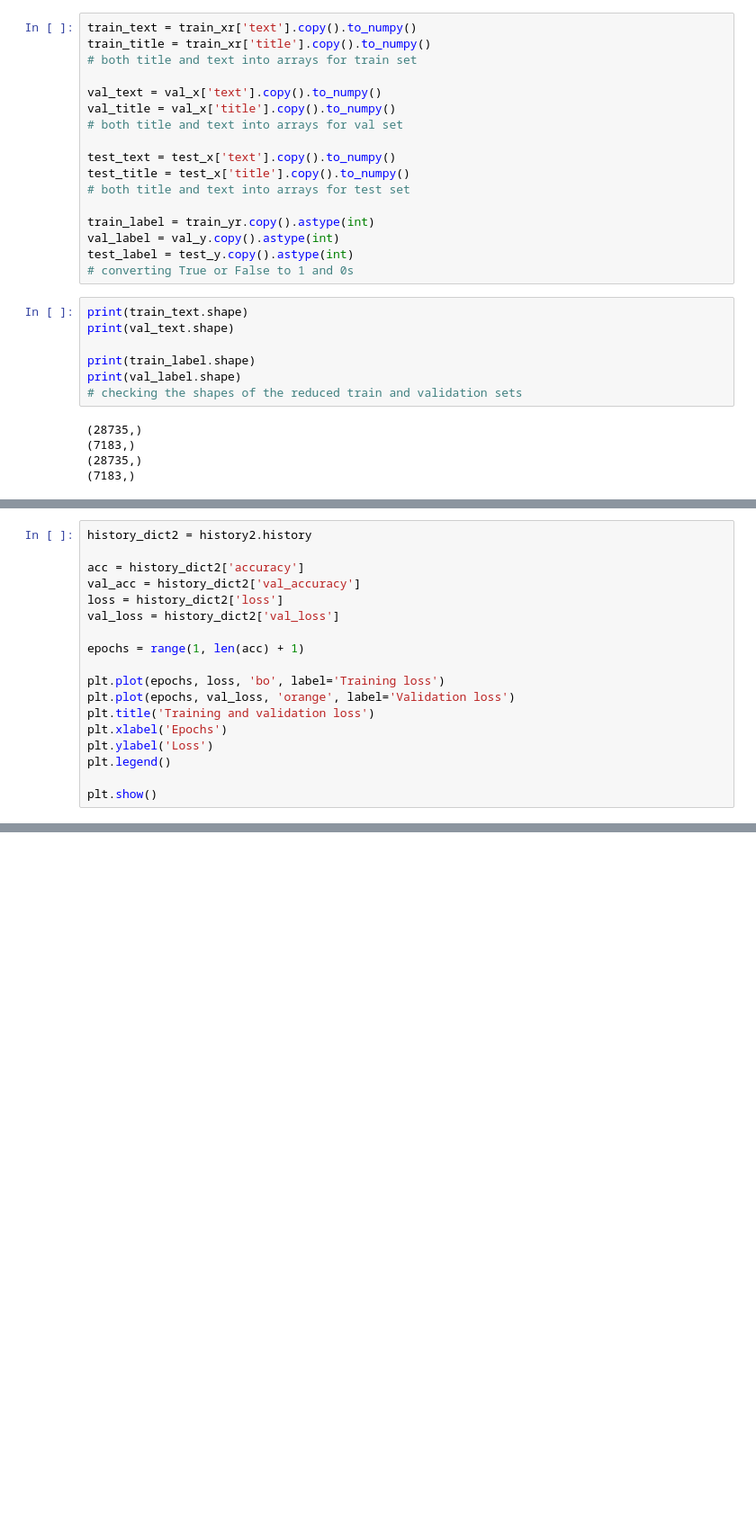
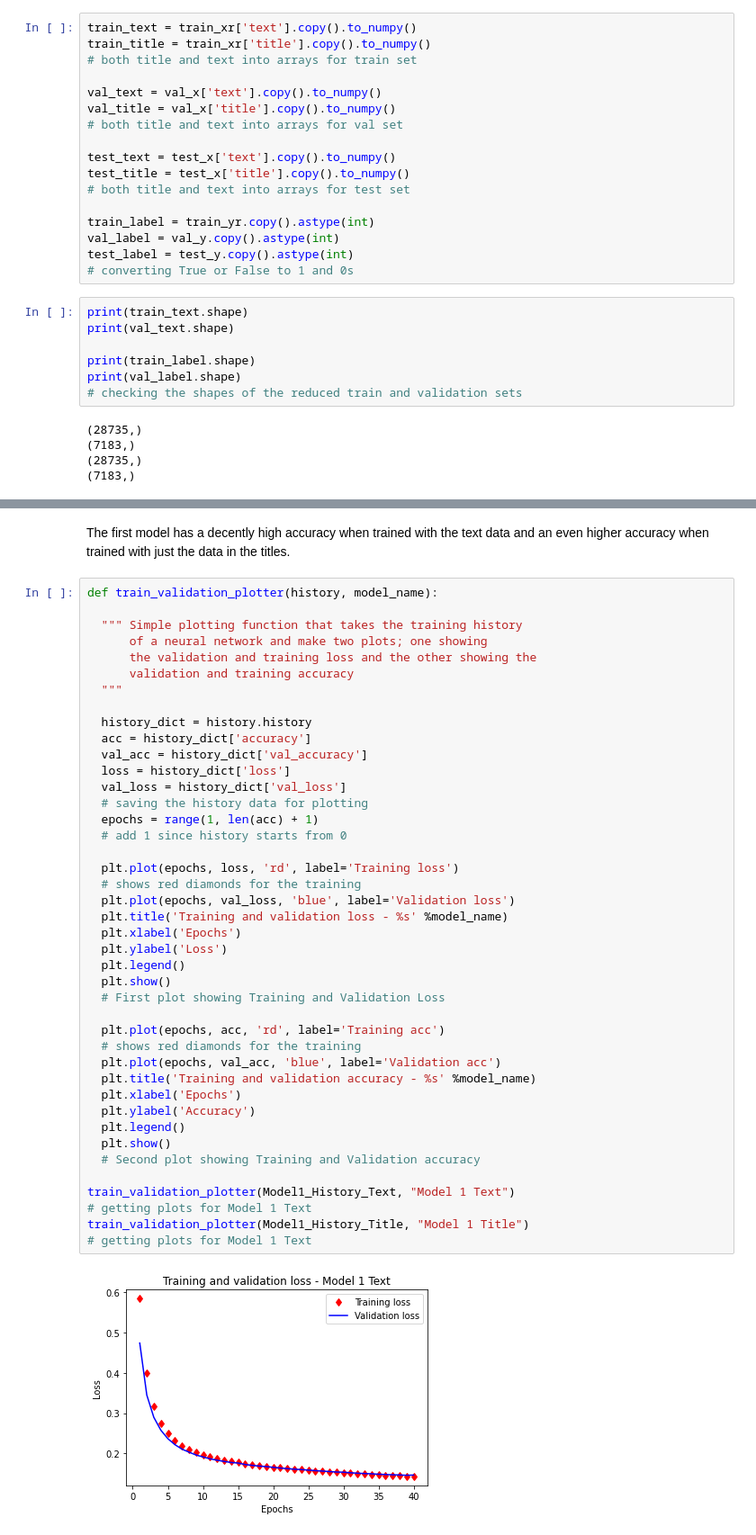
Before and after one commit to EdwardMMiller/Data-Mining-Project---Fall-2022, a Jupyter notebook: News_Classifier_COLAB.ipynb, the cells around one changed output, grey strips where cells are left out. Shown at 90% size. Cells and saved outputs as stored; diff of their text form; blank space fills up the shorter version.

```diff
--- a/News_Classifier_COLAB.ipynb
+++ b/News_Classifier_COLAB.ipynb
@@ -696,18 +493,0 @@ print('Labels:\n', test_slice_y.to_numpy())
-# %%
-history_dict2 = history2.history
-
-acc = history_dict2['accuracy']
-val_acc = history_dict2['val_accuracy']
-loss = history_dict2['loss']
-val_loss = history_dict2['val_loss']
-
-epochs = range(1, len(acc) + 1)
-
-plt.plot(epochs, loss, 'bo', label='Training loss')
-plt.plot(epochs, val_loss, 'orange', label='Validation loss')
-plt.title('Training and validation loss')
-plt.xlabel('Epochs')
-plt.ylabel('Loss')
-plt.legend()
-
-plt.show()
@@ -840,0 +759,46 @@ print('Labels:\n', Outside_Test_labels)
+# %% [markdown]
+The first model has a decently high accuracy when trained with the text data and an even higher accuracy when trained with just the data in the titles.
+# %%
+def train_validation_plotter(history, model_name):
+
+  """ Simple plotting function that takes the training history
+      of a neural network and make two plots; one showing
+      the validation and training loss and the other showing the
+      validation and training accuracy
+  """
+
+  history_dict = history.history
+  acc = history_dict['accuracy']
+  val_acc = history_dict['val_accuracy']
+  loss = history_dict['loss']
+  val_loss = history_dict['val_loss']
+  # saving the history data for plotting
+  epochs = range(1, len(acc) + 1)
+  # add 1 since history starts from 0
+
+  plt.plot(epochs, loss, 'rd', label='Training loss')
+  # shows red diamonds for the training
+  plt.plot(epochs, val_loss, 'blue', label='Validation loss')
+  plt.title('Training and validation loss - %s' %model_name)
+  plt.xlabel('Epochs')
+  plt.ylabel('Loss')
+  plt.legend()
+  plt.show()
+  # First plot showing Training and Validation Loss
+
+  plt.plot(epochs, acc, 'rd', label='Training acc')
+  # shows red diamonds for the training
+  plt.plot(epochs, val_acc, 'blue', label='Validation acc')
+  plt.title('Training and validation accuracy - %s' %model_name)
+  plt.xlabel('Epochs')
+  plt.ylabel('Accuracy')
+  plt.legend()
+  plt.show()
+  # Second plot showing Training and Validation accuracy
+
+train_validation_plotter(Model1_History_Text, "Model 1 Text")
+# getting plots for Model 1 Text
+train_validation_plotter(Model1_History_Title, "Model 1 Title")
+# getting plots for Model 1 Text
+# %% [output]
+[figure, added]
```
Also changed, not shown: parts of 49 cells of this notebook.
